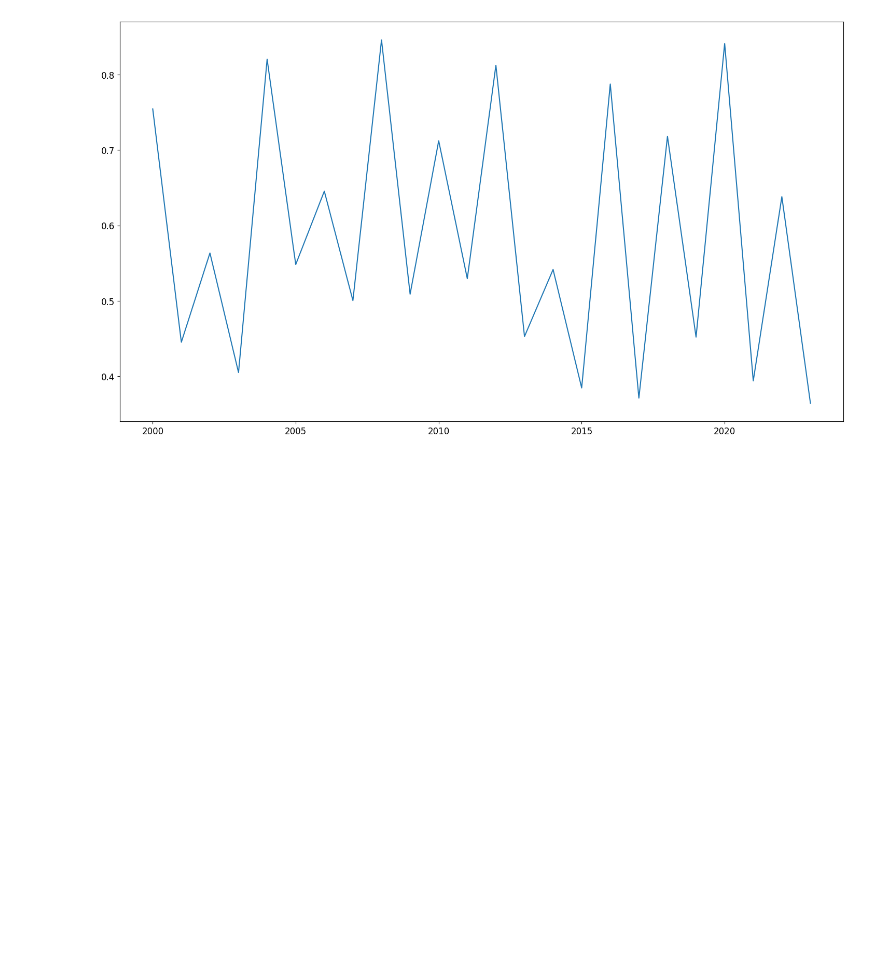
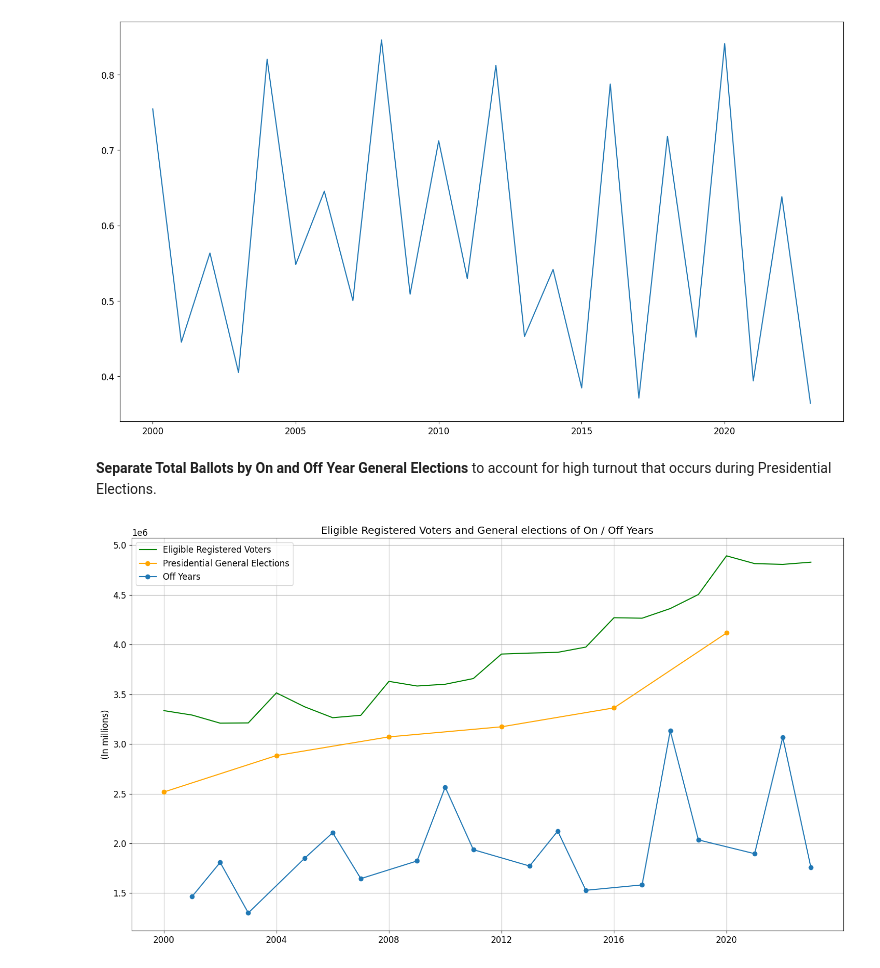
Before and after one commit to abeyp/mail_in_ballot_WA, a Jupyter notebook: voter_turnout.ipynb, the cells around one changed output. Cells and saved outputs as stored; diff of their text form; code cells hidden in the pictures; blank space fills up the shorter version.

Commit message:
new voter turnout plots

```diff
--- a/voter_turnout.ipynb
+++ b/voter_turnout.ipynb
@@ -120,0 +148,14 @@ df
+# %%
+on_years = []
+off_years = []
+for x in df['year']:
+    if x % 4 == 0:
+        on_years.append(x)
+    else:
+        off_years.append(x)
+
+on_years.sort()
+off_years.sort()
+
+print(on_years)
+print(off_years)
@@ -120,0 +165,3 @@ df
+# %%
+presidential_general_df = df.loc[df['year'].isin(on_years)]
+presidential_general_df
@@ -120,0 +176,3 @@ df
+# %%
+off_years_general_df = df.loc[df['year'].isin(off_years)]
+off_years_general_df
@@ -136,3 +216,36 @@ plt.plot(df['year'], df['Turnout'], label = 'Turnout')
 # %% [output]
 [<matplotlib.lines.Line2D at 0x...>]
 [figure]
+# %% [markdown]
+**Separate Total Ballots by On and Off Year General Elections** to account for high turnout that occurs during Presidential Elections.
+# %%
+# Graphing on and off years
+
+# Eligible Voters Graph
+plt.plot(df['year'], df['Eligible Registered Voters'],
+         color = 'green',
+         label = 'Eligible Registered Voters')
+
+#On Years
+plt.plot(presidential_general_df['year'], presidential_general_df['Total Ballots Counted'],
+         color = 'orange',
+         label='Presidential General Elections',
+         marker = 'o')
+
+#Off Years
+plt.plot(off_years_general_df['year'], off_years_general_df['Total Ballots Counted'],
+         color = '#1f77b4',
+         label='Off Years',
+         marker = 'o')
+
+plt.title('Eligible Registered Voters and General elections of On / Off Years')
+plt.ylabel('(In millions)')
+
+
+plt.xticks(on_years)
+plt.grid()
+
+plt.legend()
+plt.show()
+# %% [output]
+[figure, added]
```
Also changed, not shown: parts of 13 cells of this notebook, 2 other files.
